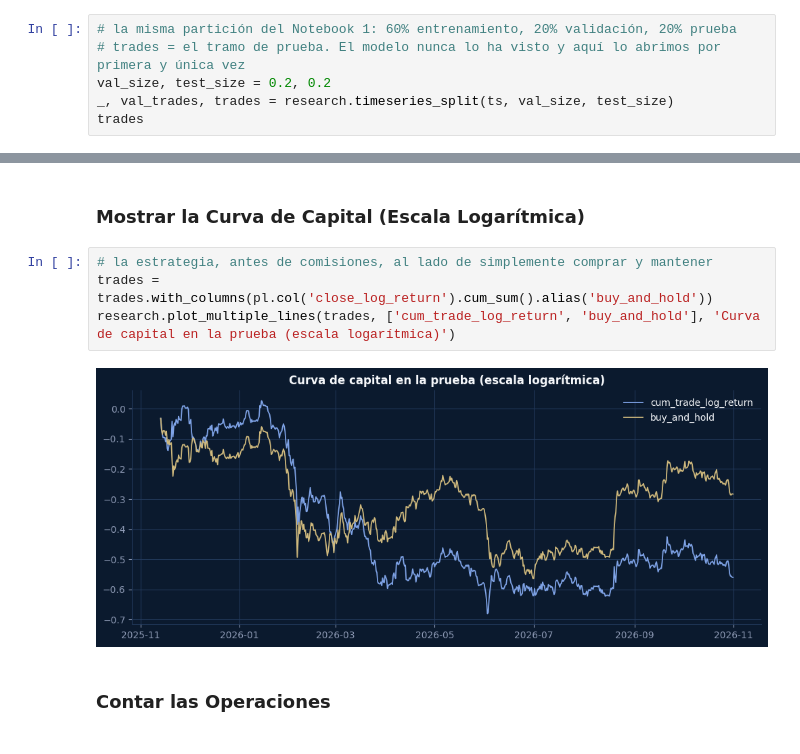
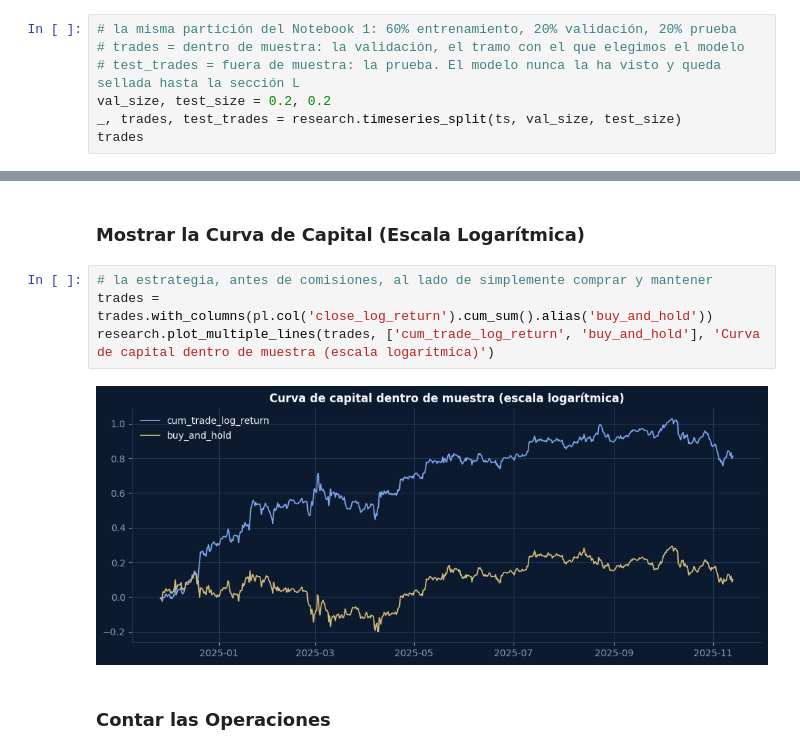
Before and after one commit to JuliRey2000/metodo_CASTLE_castlequant.com, a Jupyter notebook: castle2_simulacion_tamano_sesgos.ipynb, the cells around one changed output, grey strips where cells are left out. Drawn from its saved outputs; the diff is of its cells as text.

```diff
--- a/castle2_simulacion_tamano_sesgos.ipynb
+++ b/castle2_simulacion_tamano_sesgos.ipynb
@@ -186,9 +186,10 @@ shape: (3_525, 10)
 ### División Temporal
 # %%
 # la misma partición del Notebook 1: 60% entrenamiento, 20% validación, 20% prueba
-# trades = el tramo de prueba. El modelo nunca lo ha visto y aquí lo abrimos por primera y única vez
+# trades = dentro de muestra: la validación, el tramo con el que elegimos el modelo
+# test_trades = fuera de muestra: la prueba. El modelo nunca la ha visto y queda sellada hasta la sección L
 val_size, test_size = 0.2, 0.2
-_, val_trades, trades = research.timeseries_split(ts, val_size, test_size)
+_, trades, test_trades = research.timeseries_split(ts, val_size, test_size)
 trades
 # %% [output]
 shape: (705, 10)
@@ -307,9 +308,9 @@ shape: (705, 14)
 # %%
 # la estrategia, antes de comisiones, al lado de simplemente comprar y mantener
 trades = trades.with_columns(pl.col('close_log_return').cum_sum().alias('buy_and_hold'))
-research.plot_multiple_lines(trades, ['cum_trade_log_return', 'buy_and_hold'], 'Curva de capital en la prueba (escala logarítmica)')
+research.plot_multiple_lines(trades, ['cum_trade_log_return', 'buy_and_hold'], 'Curva de capital dentro de muestra (escala logarítmica)')
 # %% [output]
-[figure, old version]
+[figure, new version]
 # %% [markdown]
 ### Contar las Operaciones
 # %%
```
Also changed, not shown: parts of 54 cells of this notebook, 2 other files.
